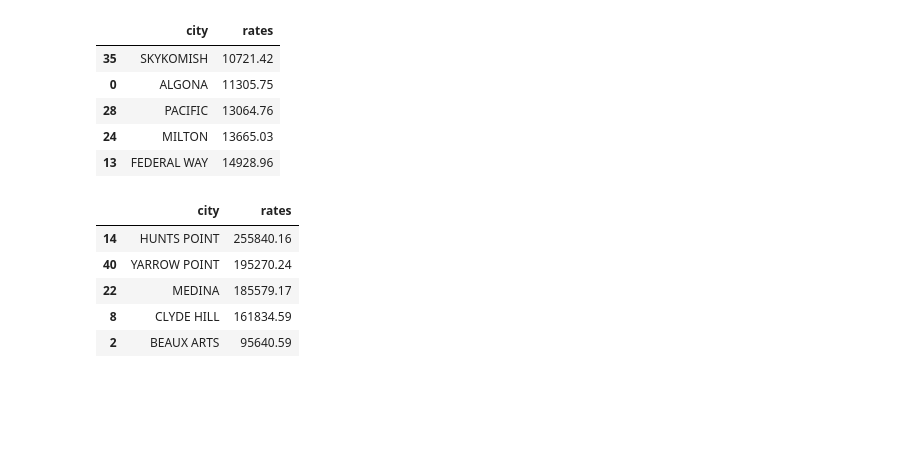
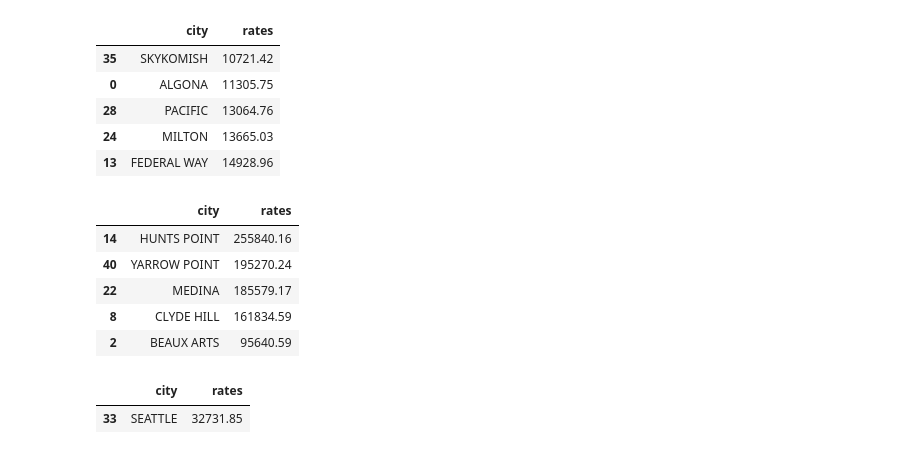
Before and after one commit to justmai1/seattle-housing-market-analysis, a Jupyter notebook: seattle-housing-market-analysis.ipynb, the cells around one changed output. Saved outputs shown, nothing was run; the diff lists cells and outputs as text; code cells hidden in the pictures; blank space fills up the shorter version.

```diff
--- a/seattle-housing-market-analysis.ipynb
+++ b/seattle-housing-market-analysis.ipynb
@@ -442,6 +447,11 @@ linear_rates_df.sort_values('rates', ascending=False).head()
 | 22 | MEDINA | 185579.17 |
 | 8 | CLYDE HILL | 161834.59 |
 | 2 | BEAUX ARTS | 95640.59 |
+# %%
+linear_rates_df.loc[linear_rates_df['city'] == 'SEATTLE']
+# %% [output]
+|  | city | rates |
+| 33 | SEATTLE | 32731.85 |
 # %%
 # Plotting the two extreme points
 fig = px.line(average_housing_prices.loc[(average_housing_prices['city'] == 'HUNTS POINT') |
```
Also changed, not shown: parts of 12 cells of this notebook, 2 other files.
